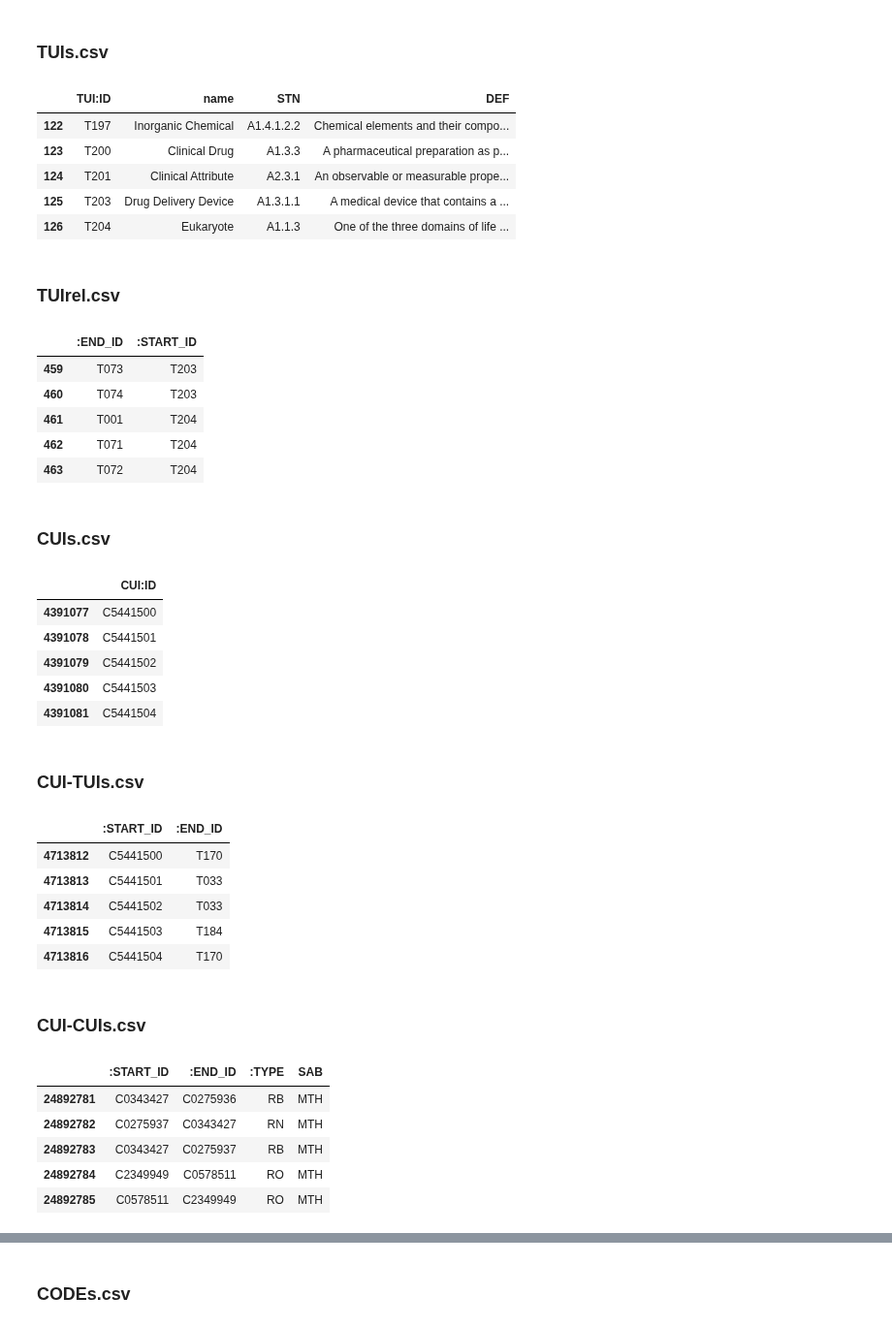
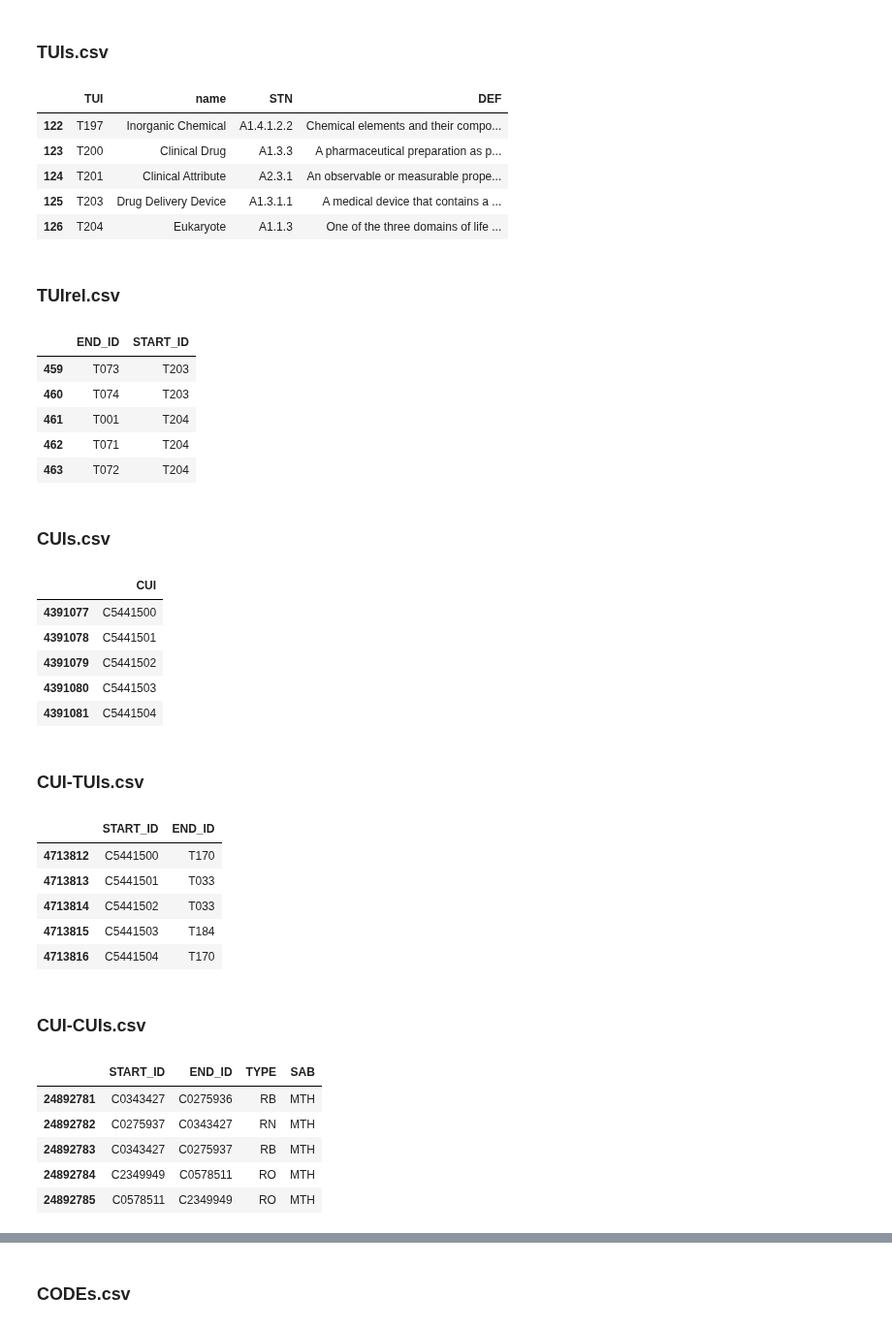
Before and after one commit to wtgme/snomed, a Jupyter notebook: UMLS-Graph-Extracts.ipynb, the cells around one changed output, grey strips where cells are left out. Shown at 97% size. Cells and saved outputs as stored; diff of their text form; code cells hidden in the pictures.

```diff
--- a/UMLS-Graph-Extracts.ipynb
+++ b/UMLS-Graph-Extracts.ipynb
@@ -25,11 +25,11 @@ engine = sqlalchemy.create_engine(conn_string)
 # %%
 query = "SELECT DISTINCT UI, STY_RL, STN_RTN, DEF FROM SRDEF WHERE RT = 'STY'"
 df = pd.read_sql_query(query, engine)
-df.columns =['TUI:ID', 'name', 'STN', 'DEF']
-df.to_csv(path_or_buf='data/UMLS-Graph-Extracts/TUIs.csv', header=True, index=False)
+df.columns =['TUI', 'name', 'STN', 'DEF']
+df.to_csv(path_or_buf='data/UMLS-Graph-Extracts/TUIs.csv', header=True, index=False, sep='\t')
 df.tail()
 # %% [output]
-|  | TUI:ID | name | STN | DEF |
+|  | TUI | name | STN | DEF |
 | 122 | T197 | Inorganic Chemical | A1.4.1.2.2 | Chemical elements and their compo... |
 | 123 | T200 | Clinical Drug | A1.3.3 | A pharmaceutical preparation as p... |
 | 124 | T201 | Clinical Attribute | A2.3.1 | An observable or measurable prope... |
@@ -46,11 +46,11 @@ WHERE UI2 = 'T186'
 '''
 
 df = pd.read_sql_query(query, engine)
-df.columns =[':END_ID', ':START_ID']
-df.to_csv(path_or_buf='data/UMLS-Graph-Extracts/TUIrel.csv', header=True, index=False)
+df.columns =['END_ID', 'START_ID']
+df.to_csv(path_or_buf='data/UMLS-Graph-Extracts/TUIrel.csv', header=True, index=False, sep='\t')
 df.tail()
 # %% [output]
-|  | :END_ID | :START_ID |
+|  | END_ID | START_ID |
 | 459 | T073 | T203 |
 | 460 | T074 | T203 |
 | 461 | T001 | T204 |
@@ -64,11 +64,11 @@ SELECT DISTINCT CUI from MRCONSO where MRCONSO.ISPREF = 'Y' AND MRCONSO.STT = 'P
 '''
 
 df = pd.read_sql_query(query, engine)
-df.columns =['CUI:ID']
-df.to_csv(path_or_buf='data/UMLS-Graph-Extracts/CUIs.csv', header=True, index=False)
+df.columns =['CUI']
+df.to_csv(path_or_buf='data/UMLS-Graph-Extracts/CUIs.csv', header=True, index=False, sep='\t')
 df.tail()
 # %% [output]
-|  | CUI:ID |
+|  | CUI |
 | 4391077 | C5441500 |
 | 4391078 | C5441501 |
 | 4391079 | C5441502 |
@@ -79,11 +79,11 @@ df.tail()
 # %%
 query = "SELECT DISTINCT CUI, TUI FROM MRSTY"
 df = pd.read_sql_query(query, engine)
-df.columns =[':START_ID',':END_ID']
-df.to_csv(path_or_buf='data/UMLS-Graph-Extracts/CUI-TUIs.csv', header=True, index=False)
+df.columns =['START_ID','END_ID']
+df.to_csv(path_or_buf='data/UMLS-Graph-Extracts/CUI-TUIs.csv', header=True, index=False, sep='\t')
 df.tail()
 # %% [output]
-|  | :START_ID | :END_ID |
+|  | START_ID | END_ID |
 | 4713812 | C5441500 | T170 |
 | 4713813 | C5441501 | T033 |
 | 4713814 | C5441502 | T033 |
@@ -94,16 +94,16 @@ df.tail()
 # %%
 query = '''
 SELECT DISTINCT CUI2, CUI1, coalesce(RELA, REL), MRREL.SAB from MRREL inner join (SELECT DISTINCT SAB from MRCONSO where MRCONSO.LAT = 'ENG') as SABlist on MRREL.SAB = SABlist.SAB
 where MRREL.SUPPRESS <> 'O' and CUI1 <> CUI2 and REL <> 'SIB'
 
 '''
 
 df = pd.read_sql_query(query, engine)
-df.columns =[':START_ID',':END_ID',':TYPE','SAB']
-df.to_csv(path_or_buf='data/UMLS-Graph-Extracts/CUI-CUIs.csv', header=True, index=False)
+df.columns =['START_ID','END_ID','TYPE','SAB']
+df.to_csv(path_or_buf='data/UMLS-Graph-Extracts/CUI-CUIs.csv', header=True, index=False, sep='\t')
 df.tail()
 # %% [output]
-|  | :START_ID | :END_ID | :TYPE | SAB |
+|  | START_ID | END_ID | TYPE | SAB |
 | 24892781 | C0343427 | C0275936 | RB | MTH |
 | 24892782 | C0275937 | C0343427 | RN | MTH |
 | 24892783 | C0343427 | C0275937 | RB | MTH |
```
Also changed, not shown: parts of 21 cells of this notebook.
